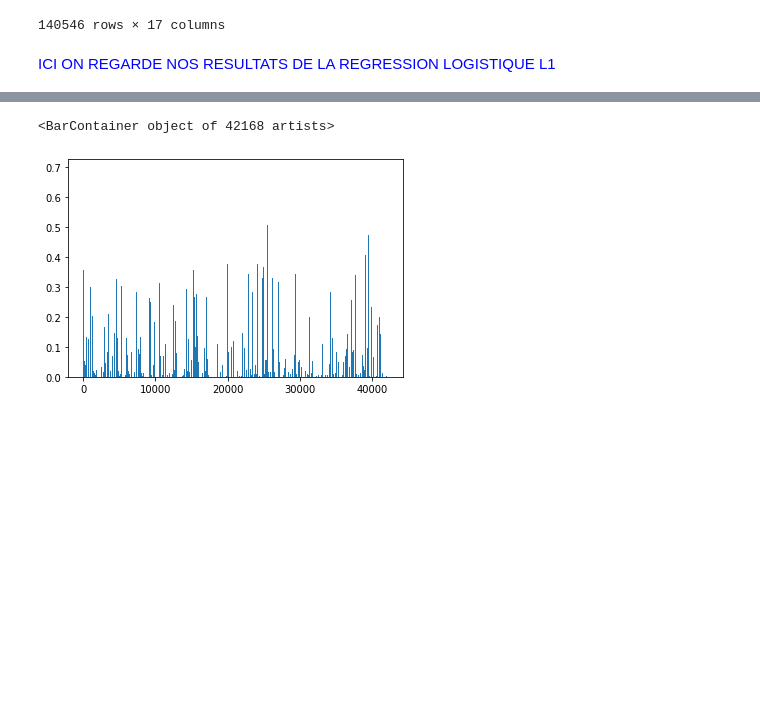
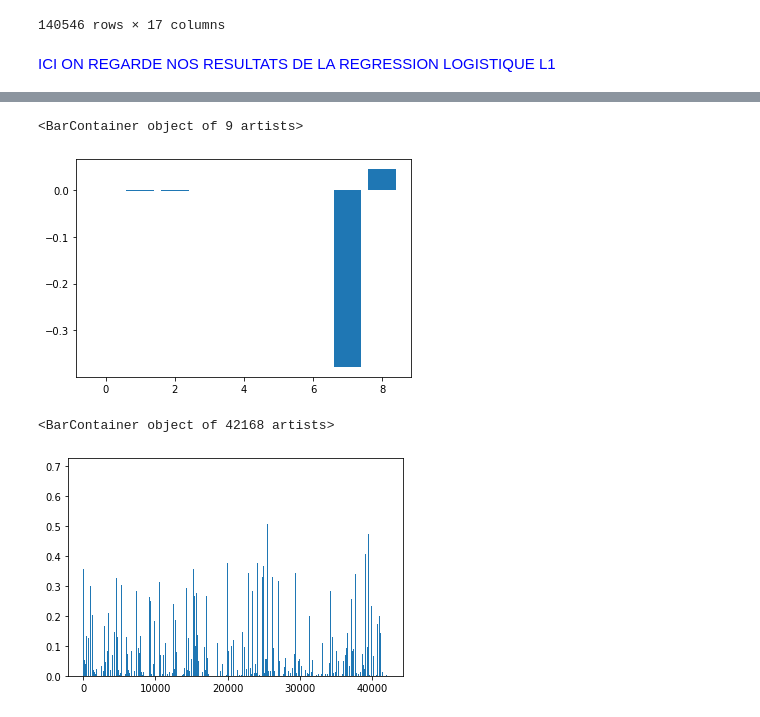
Before and after one commit to tristanpiedra/Projet_ML_football_passes, a Jupyter notebook: project.ipynb, the cells around one changed output, grey strips where cells are left out. Drawn from its saved outputs; the diff is of its cells as text; code cells hidden in the pictures; blank space fills up the shorter version.

```diff
--- a/project.ipynb
+++ b/project.ipynb
@@ -203,3 +203,8 @@ y_lrl1
+# %%
+plt.bar(range(9), h_lrl1)
+# %% [output]
+<BarContainer object of 9 artists>
+[figure, added]
 # %%
 #distribution des probas
 plt.bar(np.arange(len(proba_lrl1[:,1])), proba_lrl1[:,1])
```
Also changed, not shown: parts of 10 cells of this notebook, 4 other files.
